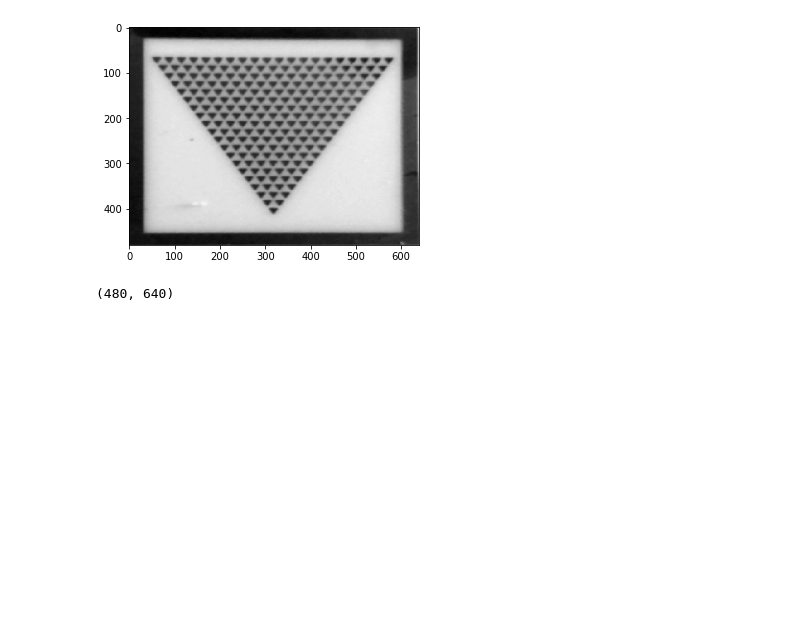
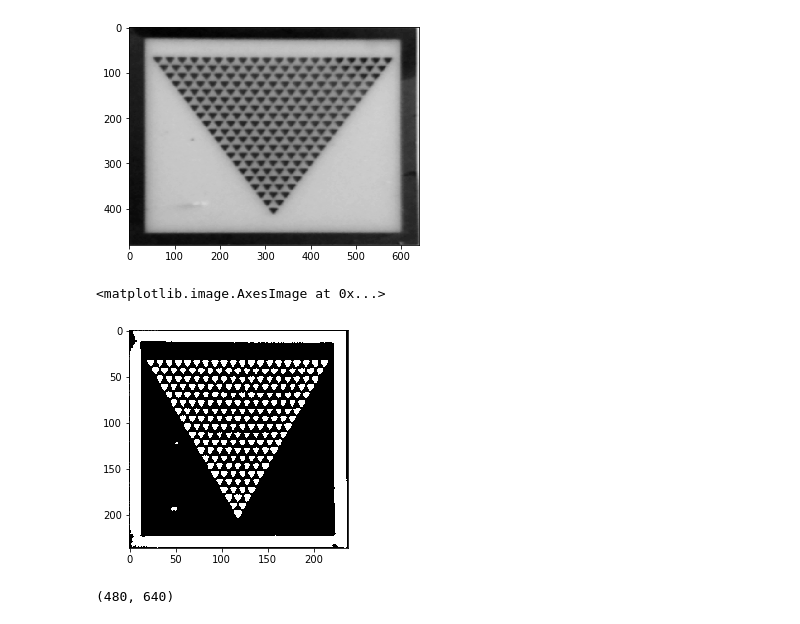
Before and after one commit to lucabrack/SysP2020_21_Codeleser, a Jupyter notebook: distinguish_shapes.ipynb, the cells around one changed output. Cells and saved outputs as stored; diff of their text form; code cells hidden in the pictures; blank space fills up the shorter version.

```diff
--- a/distinguish_shapes.ipynb
+++ b/distinguish_shapes.ipynb
@@ -72,10 +76,18 @@ plt.imshow(img2, cmap='gray')
 # %%
 focus = image[y:y+h,x:x+w]
-focus = cv2.resize(focus, (image.shape[1],image.shape[0]))
-plt.imshow(focus, cmap='gray')
+focus_big = cv2.resize(focus, (image.shape[1],image.shape[0]))
+plt.imshow(focus_big, cmap='gray')
 # %% [output]
 <matplotlib.image.AxesImage at 0x...>
 [figure]
+# %%
+blur = cv2.medianBlur(focus,1)
+thresh = cv2.adaptiveThreshold(blur,255,cv2.ADAPTIVE_THRESH_GAUSSIAN_C,
+            cv2.THRESH_BINARY_INV,59,10)
+plt.imshow(thresh, cmap='gray')
+# %% [output]
+<matplotlib.image.AxesImage at 0x...>
+[figure, added]
 # %%
 image.shape[:2]
 # %% [output]
```
Also changed, not shown: parts of 8 cells of this notebook.
